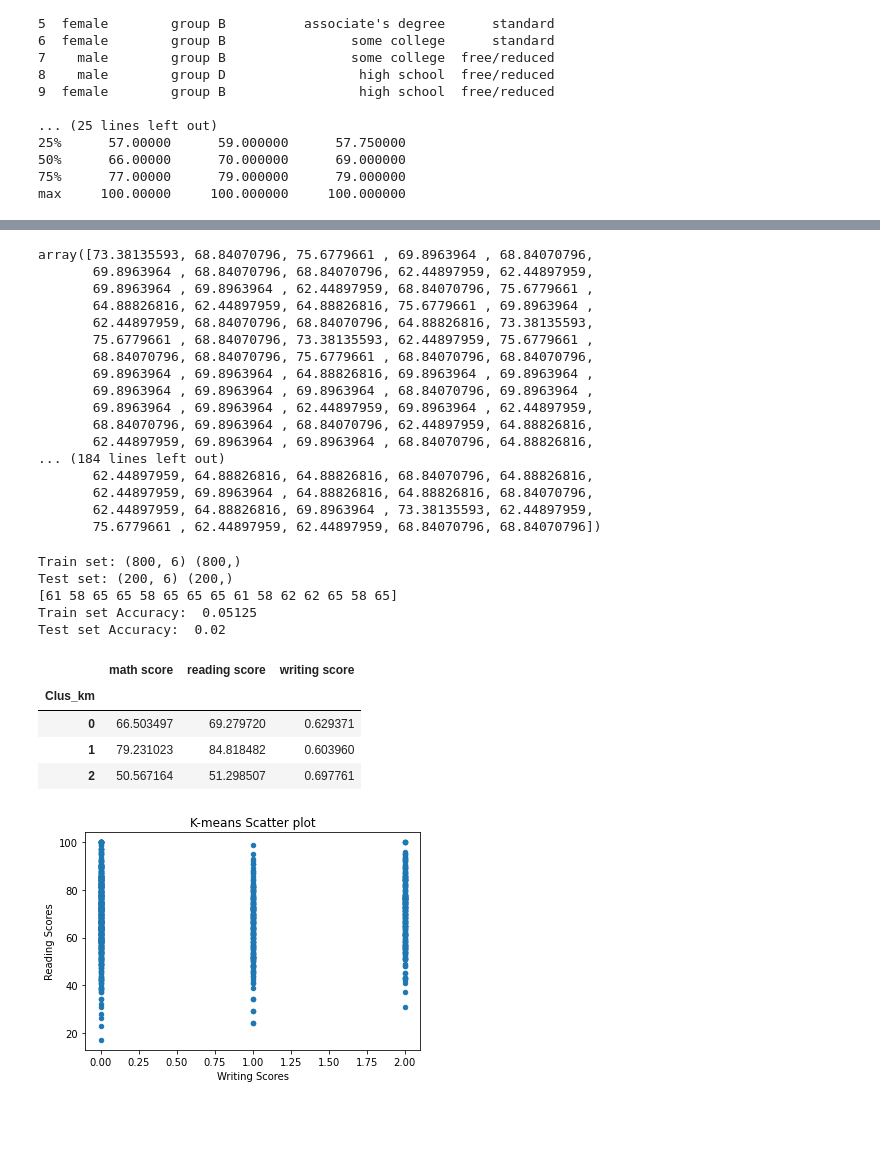
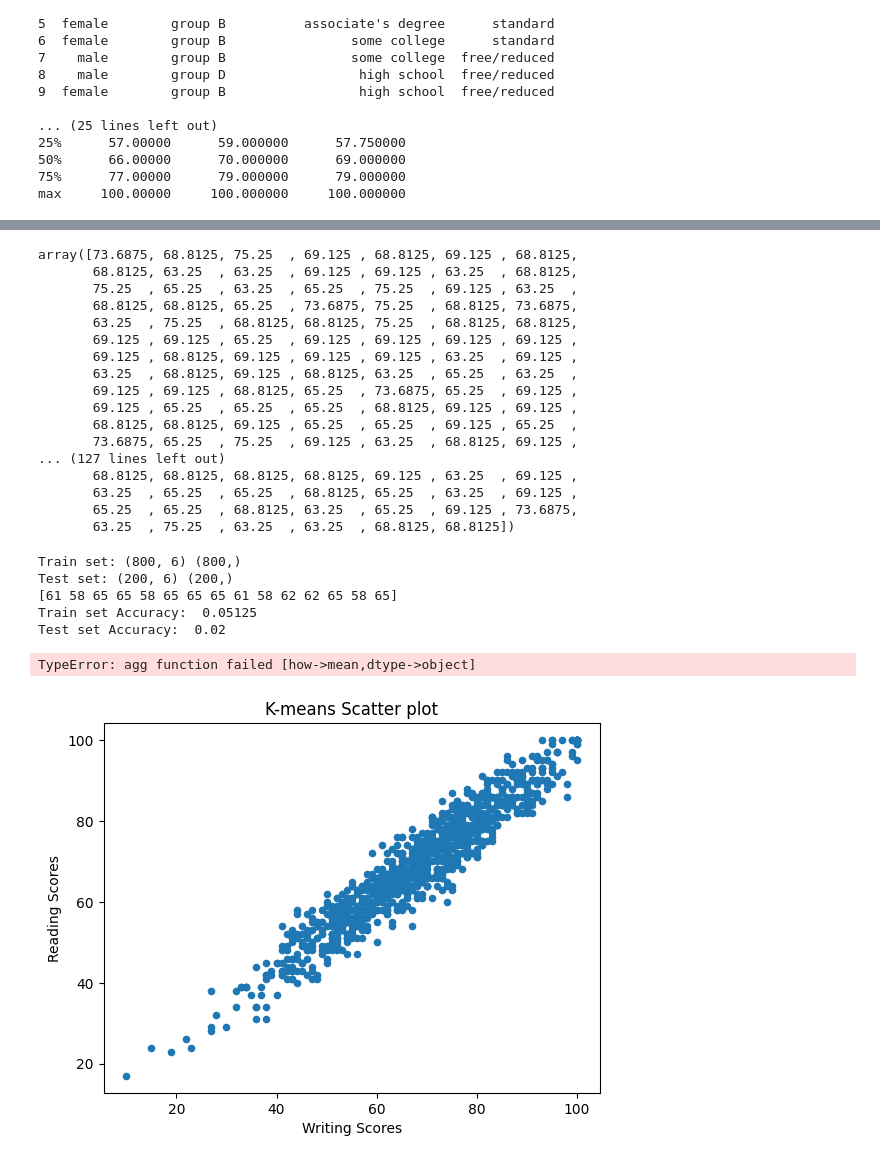
Before and after one commit to Sharvin-M/KNN-Regression, a Jupyter notebook: Final Project Implementation Sharvin Manjrekar.ipynb, the cells around one changed output, grey strips where cells are left out. Saved outputs shown, nothing was run; the diff lists cells and outputs as text; code cells hidden in the pictures; blank space fills up the shorter version.

Commit message:
fixed errors

```diff
--- a/Final Project Implementation Sharvin Manjrekar.ipynb
+++ b/Final Project Implementation Sharvin Manjrekar.ipynb
@@ -16,7 +16,7 @@ from sklearn.datasets.samples_generator import make_blobs
 from sklearn import metrics
 from sklearn.linear_model import LinearRegression
 # %%
-SP_df = pd.read_csv(r"/Users/shaileshmanjrekar/Downloads/StudentsPerformance.csv") # import dataset
+SP_df = pd.read_csv(r"StudentsPerformance.csv") # import dataset
 # %%
 print(SP_df.head(10))
 print(SP_df.dtypes) # descriptive summary
@@ -133,23 +133,23 @@ Yhat
 # etc etc ; this process is continued for each variable for all 3 exams; I haven't included this in this files specefically because of how long the predictions
 # however, for my interpretations I will be referencing data from all the variables
 # %% [output]
-array([73.38135593, 68.84070796, 75.6779661 , 69.8963964 , 68.84070796,
-       69.8963964 , 68.84070796, 68.84070796, 62.44897959, 62.44897959,
-       69.8963964 , 69.8963964 , 62.44897959, 68.84070796, 75.6779661 ,
-       64.88826816, 62.44897959, 64.88826816, 75.6779661 , 69.8963964 ,
-       62.44897959, 68.84070796, 68.84070796, 64.88826816, 73.38135593,
-       75.6779661 , 68.84070796, 73.38135593, 62.44897959, 75.6779661 ,
-       68.84070796, 68.84070796, 75.6779661 , 68.84070796, 68.84070796,
-       69.8963964 , 69.8963964 , 64.88826816, 69.8963964 , 69.8963964 ,
-       69.8963964 , 69.8963964 , 69.8963964 , 68.84070796, 69.8963964 ,
-       69.8963964 , 69.8963964 , 62.44897959, 69.8963964 , 62.44897959,
-       68.84070796, 69.8963964 , 68.84070796, 62.44897959, 64.88826816,
-       62.44897959, 69.8963964 , 69.8963964 , 68.84070796, 64.88826816,
-... (184 lines left out)
-       62.44897959, 64.88826816, 64.88826816, 68.84070796, 64.88826816,
-       62.44897959, 69.8963964 , 64.88826816, 64.88826816, 68.84070796,
-       62.44897959, 64.88826816, 69.8963964 , 73.38135593, 62.44897959,
-       75.6779661 , 62.44897959, 62.44897959, 68.84070796, 68.84070796])
+array([73.6875, 68.8125, 75.25  , 69.125 , 68.8125, 69.125 , 68.8125,
+       68.8125, 63.25  , 63.25  , 69.125 , 69.125 , 63.25  , 68.8125,
+       75.25  , 65.25  , 63.25  , 65.25  , 75.25  , 69.125 , 63.25  ,
+       68.8125, 68.8125, 65.25  , 73.6875, 75.25  , 68.8125, 73.6875,
+       63.25  , 75.25  , 68.8125, 68.8125, 75.25  , 68.8125, 68.8125,
+       69.125 , 69.125 , 65.25  , 69.125 , 69.125 , 69.125 , 69.125 ,
+       69.125 , 68.8125, 69.125 , 69.125 , 69.125 , 63.25  , 69.125 ,
+       63.25  , 68.8125, 69.125 , 68.8125, 63.25  , 65.25  , 63.25  ,
+       69.125 , 69.125 , 68.8125, 65.25  , 73.6875, 65.25  , 69.125 ,
+       69.125 , 65.25  , 65.25  , 65.25  , 68.8125, 69.125 , 69.125 ,
+       68.8125, 68.8125, 69.125 , 65.25  , 65.25  , 69.125 , 65.25  ,
+       73.6875, 65.25  , 75.25  , 69.125 , 63.25  , 68.8125, 69.125 ,
+... (127 lines left out)
+       68.8125, 68.8125, 68.8125, 68.8125, 69.125 , 63.25  , 69.125 ,
+       63.25  , 65.25  , 65.25  , 68.8125, 65.25  , 63.25  , 69.125 ,
+       65.25  , 65.25  , 68.8125, 63.25  , 65.25  , 69.125 , 73.6875,
+       63.25  , 75.25  , 63.25  , 63.25  , 68.8125, 68.8125])
 # %%
 # Classification Algorithms
 
@@ -181,25 +181,25 @@ Test set Accuracy:  0.02
 # %%
 # Clustering Algorithms
 # I will be implementing the K-means clustering algorithim in order to find out the relationship between reading and writing scores
 
 SP_df.plot(kind='scatter', x = 'writing score', y='reading score') # create a scatter plot in order to find the number of clusters
 plt.title('K-means Scatter plot')
 plt.xlabel('Writing Scores')
 plt.ylabel('Reading Scores')
+
 # there are 3 super defined clusters in the dataset
+
+x = SP_df[['writing score']]
+y = SP_df[['reading score']]
 
 k_means = KMeans(init = "k-means++", n_clusters = 3, n_init = 20) # default K-means
 #model with 3 clusters because our data is mostly spread across evenly
 k_means.fit(y) # fit the K-means model to our previous dataset containg the writing scores of students
 k_means_cluster_centers = k_means.cluster_centers_
 k_means_cluster_centers
 k_means_labels = k_means.labels_
 SP_df["Clus_km"] = k_means_labels
 SP_df.groupby('Clus_km').mean() # shows centroid values of clusters
 # %% [output]
-|  | math score | reading score | writing score |
-| Clus_km |  |  |  |
-| 0 | 66.503497 | 69.279720 | 0.629371 |
-| 1 | 79.231023 | 84.818482 | 0.603960 |
-| 2 | 50.567164 | 51.298507 | 0.697761 |
+TypeError: agg function failed [how->mean,dtype->object]
-[figure, old version]
+[figure, new version]
```
Also changed, not shown: parts of 2 cells of this notebook, 3 other files.
